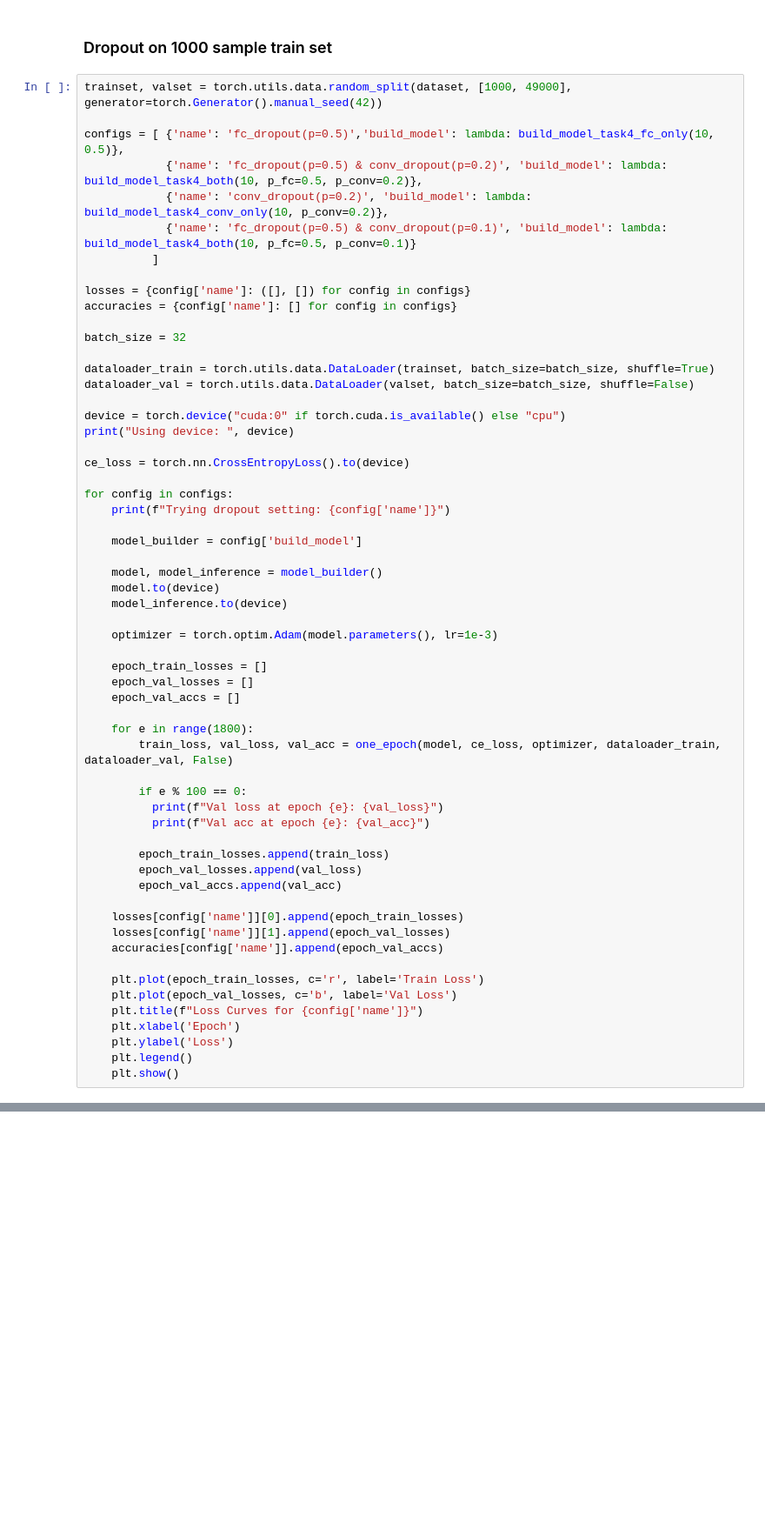
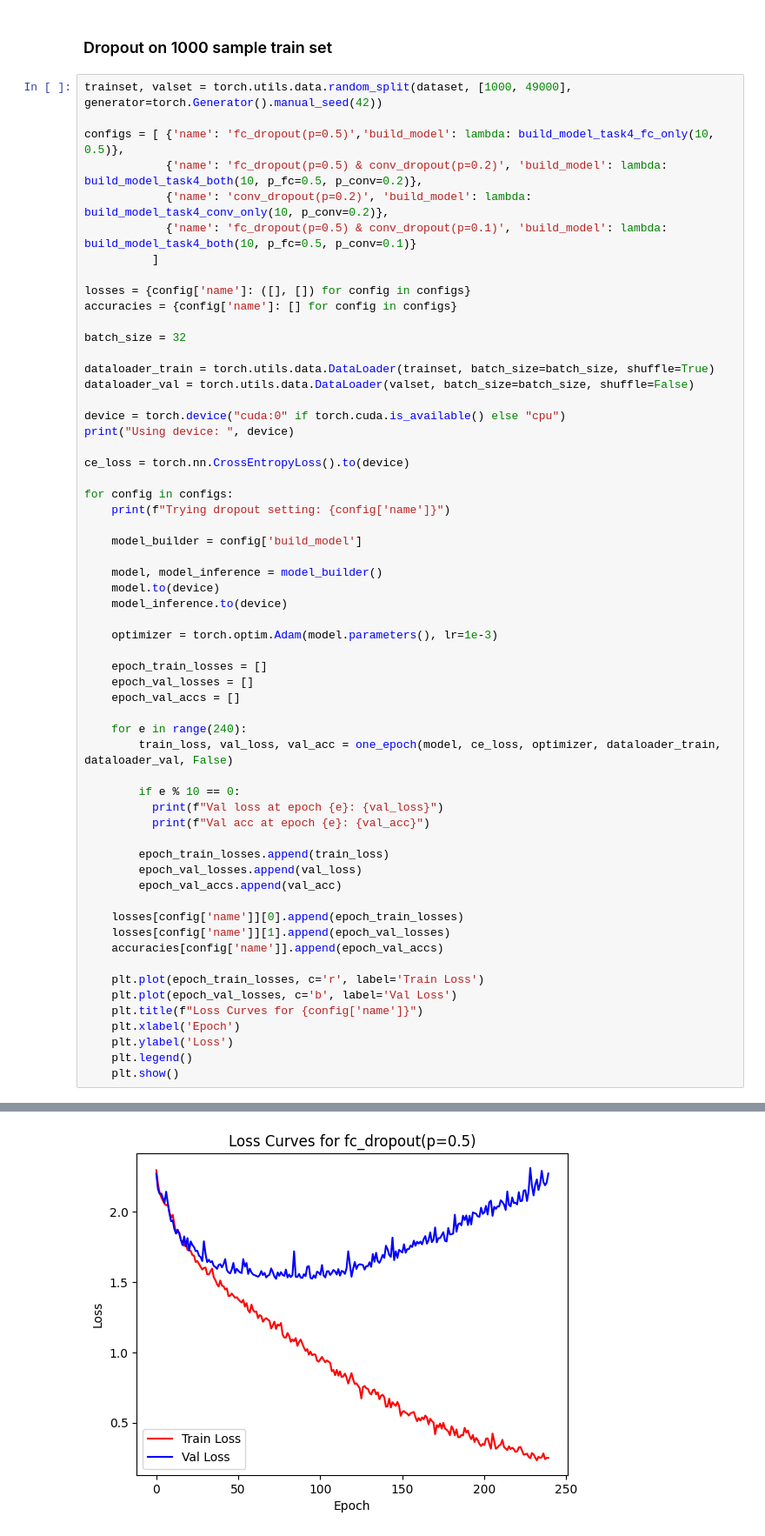
Before and after one commit to tomasbelak24/deeplearning-vision, a Jupyter notebook: hw1/dropout.ipynb, the cells around one changed output, grey strips where cells are left out. Shown at 87% size. Drawn from its saved outputs; the diff is of its cells as text; blank space fills up the shorter version.

```diff
--- a/hw1/dropout.ipynb
+++ b/hw1/dropout.ipynb
@@ -471,10 +470,10 @@ for config in configs:
     epoch_val_losses = []
     epoch_val_accs = []
 
-    for e in range(1800):
+    for e in range(240):
         train_loss, val_loss, val_acc = one_epoch(model, ce_loss, optimizer, dataloader_train, dataloader_val, False)
 
-        if e % 100 == 0:
+        if e % 10 == 0:
           print(f"Val loss at epoch {e}: {val_loss}")
           print(f"Val acc at epoch {e}: {val_acc}")
 
@@ -493,3 +492,4 @@ for config in configs:
     plt.ylabel('Loss')
     plt.legend()
     plt.show()
+# %% [output]
@@ -495,0 +513 @@ for config in configs:
+[figure, added]
```
Also changed, not shown: parts of 15 cells of this notebook.
